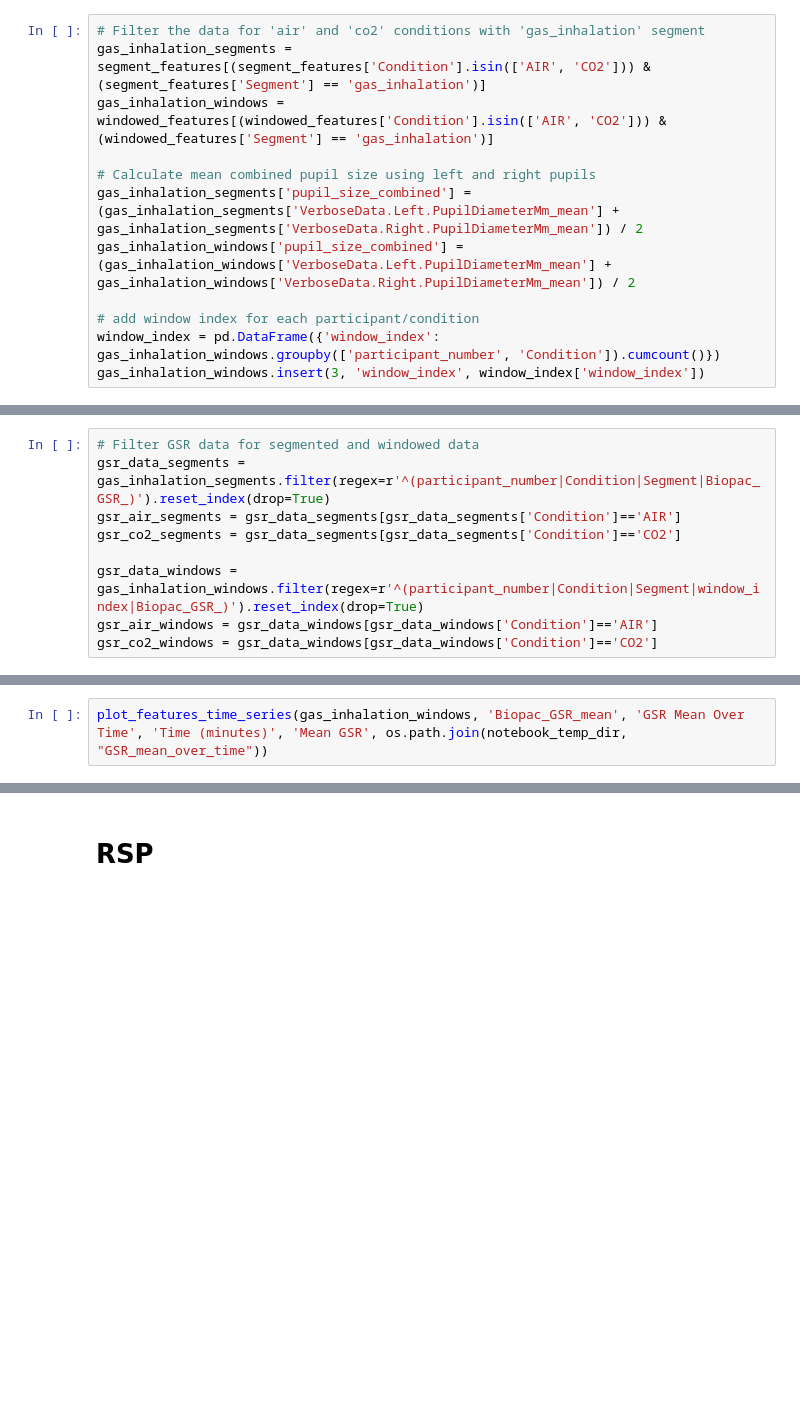
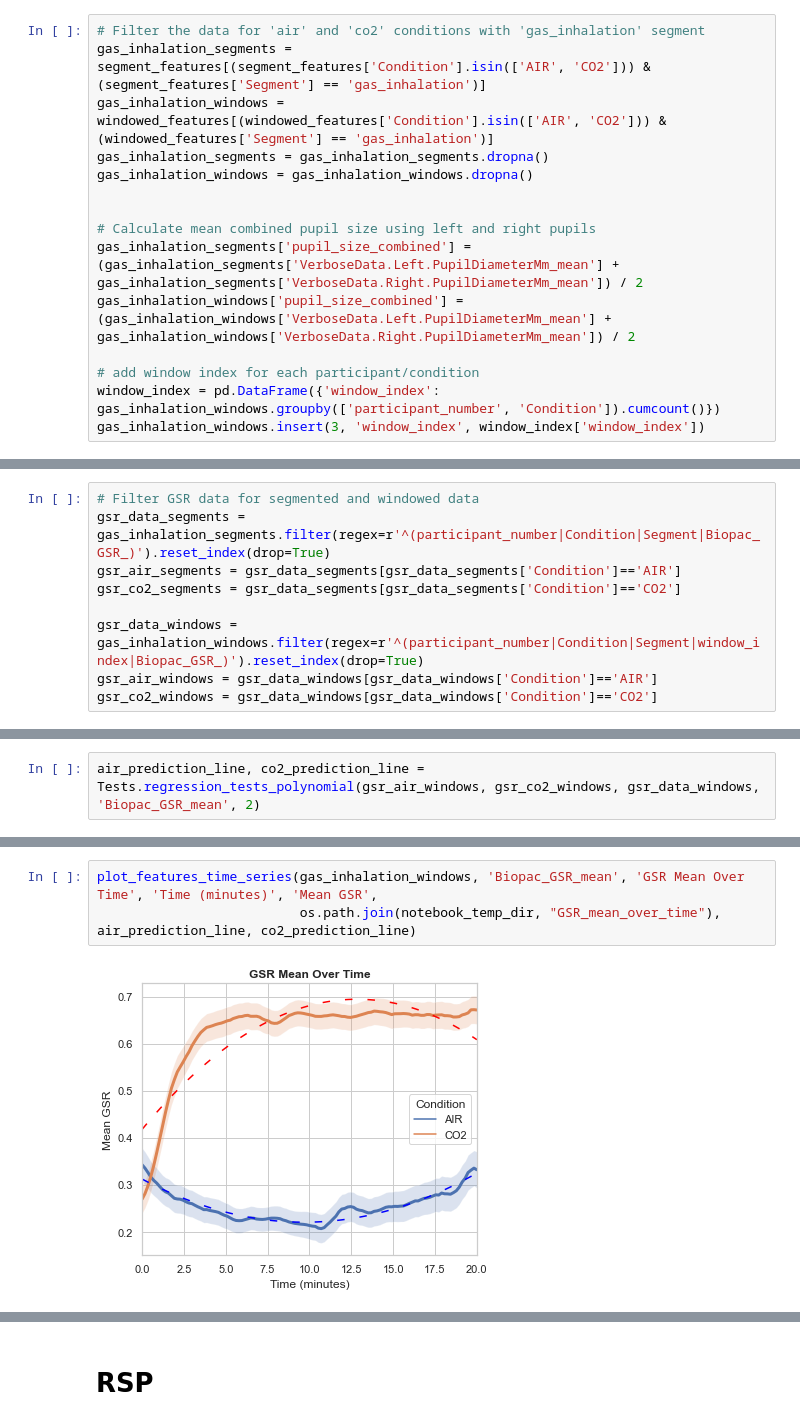
Before and after one commit to michalgnacek/co2-study, a Jupyter notebook: notebooks/3_statistics.ipynb, the cells around one changed output, grey strips where cells are left out. Saved outputs shown, nothing was run; the diff lists cells and outputs as text; blank space fills up the shorter version.

Commit message:
Added correlation plots and polynomial regression

```diff
--- a/notebooks/3_statistics.ipynb
+++ b/notebooks/3_statistics.ipynb
@@ -37,6 +37,9 @@ windowed_features = pd.read_csv(windowed_features_file, index_col=0)
 # Filter the data for 'air' and 'co2' conditions with 'gas_inhalation' segment
 gas_inhalation_segments = segment_features[(segment_features['Condition'].isin(['AIR', 'CO2'])) & (segment_features['Segment'] == 'gas_inhalation')]
 gas_inhalation_windows = windowed_features[(windowed_features['Condition'].isin(['AIR', 'CO2'])) & (windowed_features['Segment'] == 'gas_inhalation')]
+gas_inhalation_segments = gas_inhalation_segments.dropna()
+gas_inhalation_windows = gas_inhalation_windows.dropna()
+
 
 # Calculate mean combined pupil size using left and right pupils
 gas_inhalation_segments['pupil_size_combined'] = (gas_inhalation_segments['VerboseData.Left.PupilDiameterMm_mean'] + gas_inhalation_segments['VerboseData.Right.PupilDiameterMm_mean']) / 2
@@ -68,0 +89,2 @@ plot_segment_violin(gsr_data_segments, 'Biopac_GSR_mean', 'Mean GSR for Air and
+# %%
+air_prediction_line, co2_prediction_line = Tests.regression_tests_polynomial(gsr_air_windows, gsr_co2_windows, gsr_data_windows, 'Biopac_GSR_mean', 2)
@@ -69,2 +109,5 @@ plot_segment_violin(gsr_data_segments, 'Biopac_GSR_mean', 'Mean GSR for Air and
 # %%
-plot_features_time_series(gas_inhalation_windows, 'Biopac_GSR_mean', 'GSR Mean Over Time', 'Time (minutes)', 'Mean GSR', os.path.join(notebook_temp_dir, "GSR_mean_over_time"))
+plot_features_time_series(gas_inhalation_windows, 'Biopac_GSR_mean', 'GSR Mean Over Time', 'Time (minutes)', 'Mean GSR',
+                          os.path.join(notebook_temp_dir, "GSR_mean_over_time"), air_prediction_line, co2_prediction_line)
+# %% [output]
+[figure, added]
```
Also changed, not shown: parts of 30 cells of this notebook, 2 other files.
